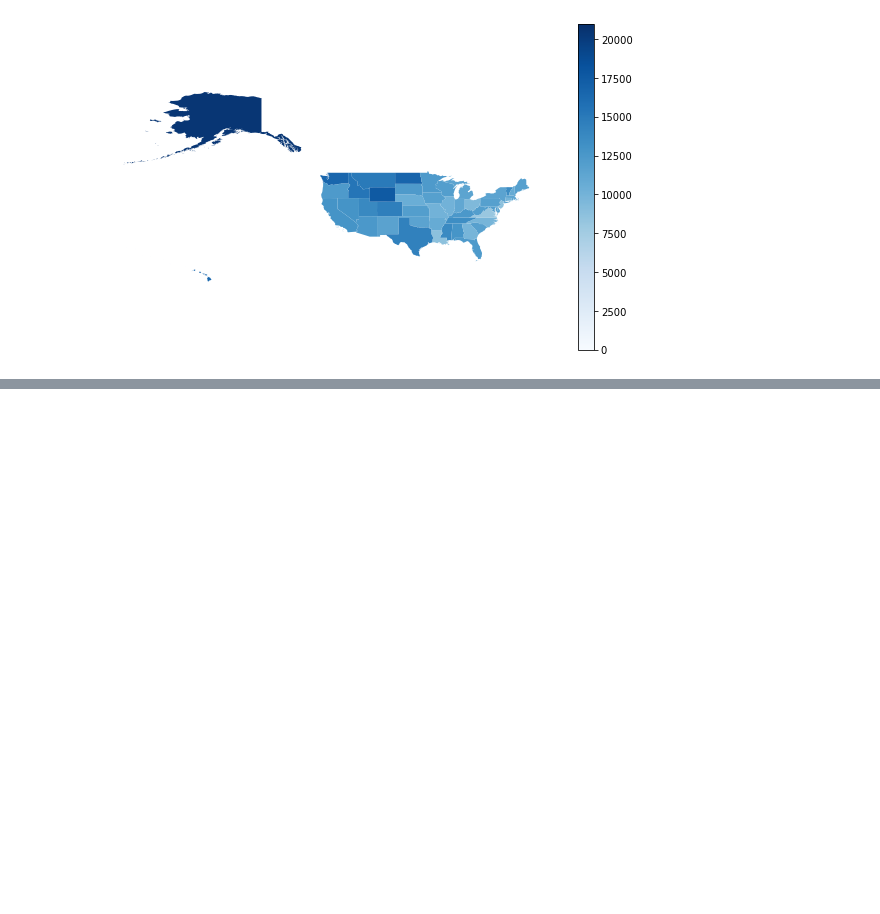
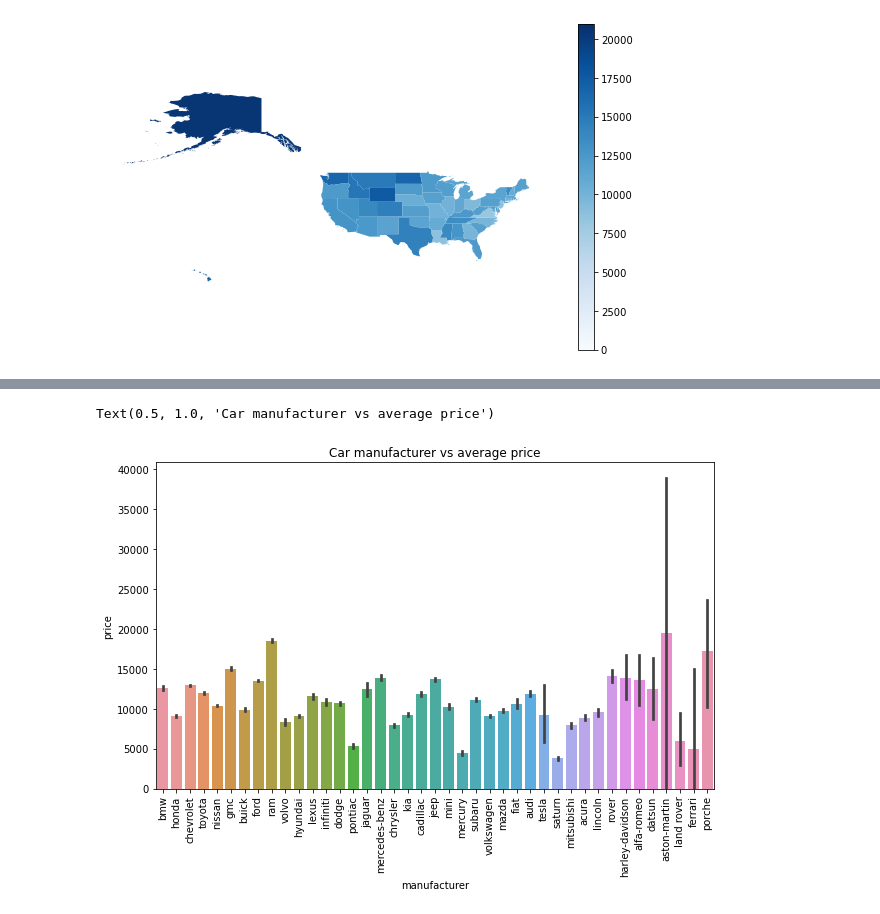
Before and after one commit to lachlanmcinnes/SIT307, a Jupyter notebook: DataAnalysis/DataCleaning.ipynb, the cells around one changed output, grey strips where cells are left out. Drawn from its saved outputs; the diff is of its cells as text; code cells hidden in the pictures; blank space fills up the shorter version.

```diff
--- a/DataAnalysis/DataCleaning.ipynb
+++ b/DataAnalysis/DataCleaning.ipynb
@@ -326,0 +336,8 @@ merged_map_info.plot(column=variable, cmap='Blues', linewidth=0.8, ax=ax, norm=p
+# %%
+plt.figure(figsize=(10,6))
+ax = sns.barplot(x='manufacturer', y='price', data=dropped_df)
+ax.set_xticklabels(ax.get_xticklabels(), fontsize=10, rotation=90)
+plt.title("Car manufacturer vs average price")
+# %% [output]
+Text(0.5, 1.0, 'Car manufacturer vs average price')
+[figure, added]
```
Also changed, not shown: parts of 10 cells of this notebook.
